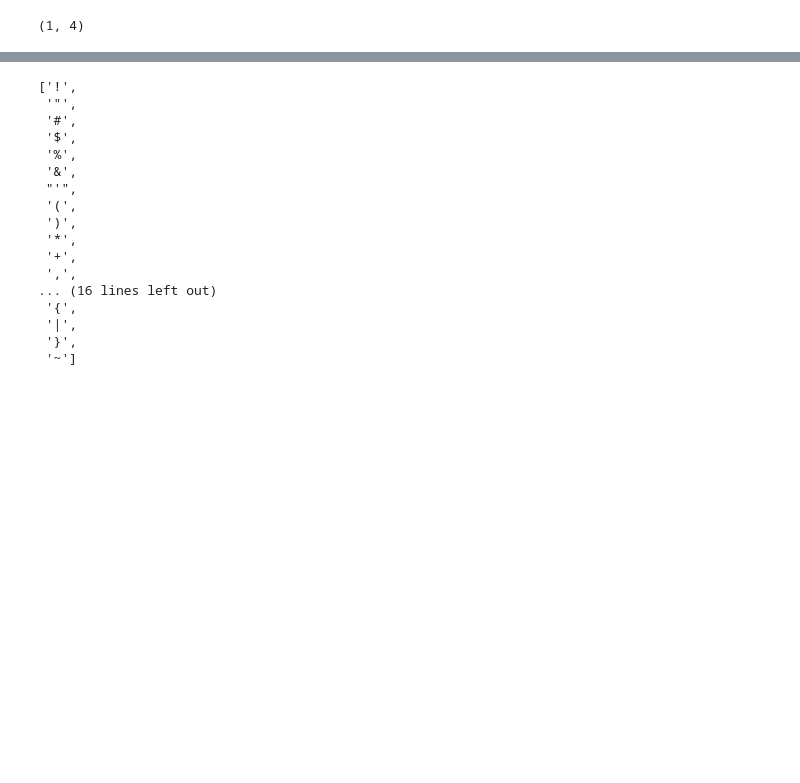
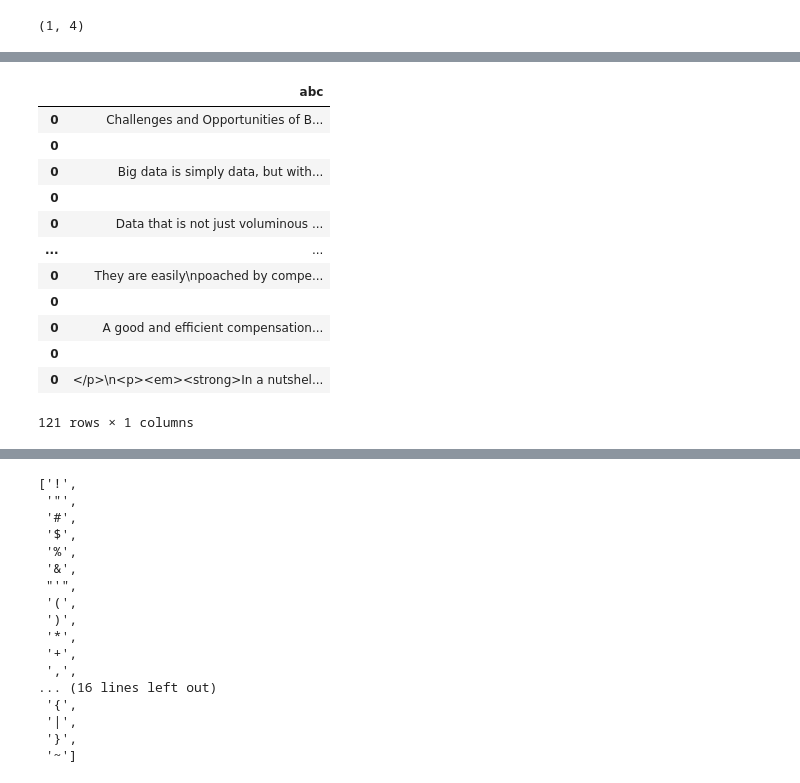
Before and after one commit to divyanshukr09/Future-Projects, a Jupyter notebook: Final_Black_Coffee.ipynb, the cells around one changed output, grey strips where cells are left out. Drawn from its saved outputs; the diff is of its cells as text; code cells hidden in the pictures; blank space fills up the shorter version.

```diff
--- a/Final_Black_Coffee.ipynb
+++ b/Final_Black_Coffee.ipynb
@@ -181,4 +198,20 @@ def abcd(x):
     nopunc =[char for char in x if char != '.']
     return ''.join(nopunc)
 b['abc']=b['abc'].apply(abcd)
+# %%
+b
+# %% [output]
+|  | abc |
+| 0 | Challenges and Opportunities of B... |
+| 0 |  |
+| 0 | Big data is simply data, but with... |
+| 0 |  |
+| 0 | Data that is not just voluminous ... |
+| ... | ... |
+| 0 | They are easily\npoached by compe... |
+| 0 |  |
+| 0 | A good and efficient compensation... |
+| 0 |  |
+| 0 | </p>\n<p><em><strong>In a nutshel... |
+121 rows × 1 columns
 # %%
```
Also changed, not shown: parts of 23 cells of this notebook.
